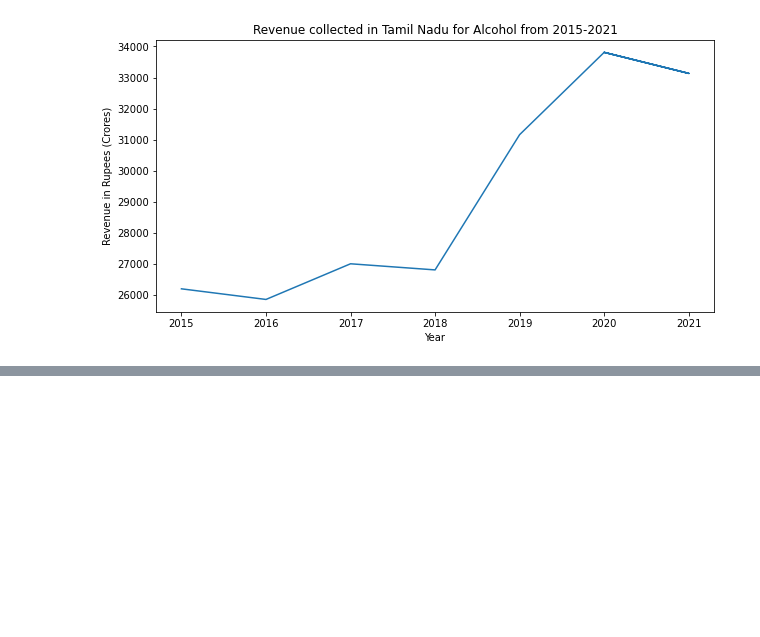
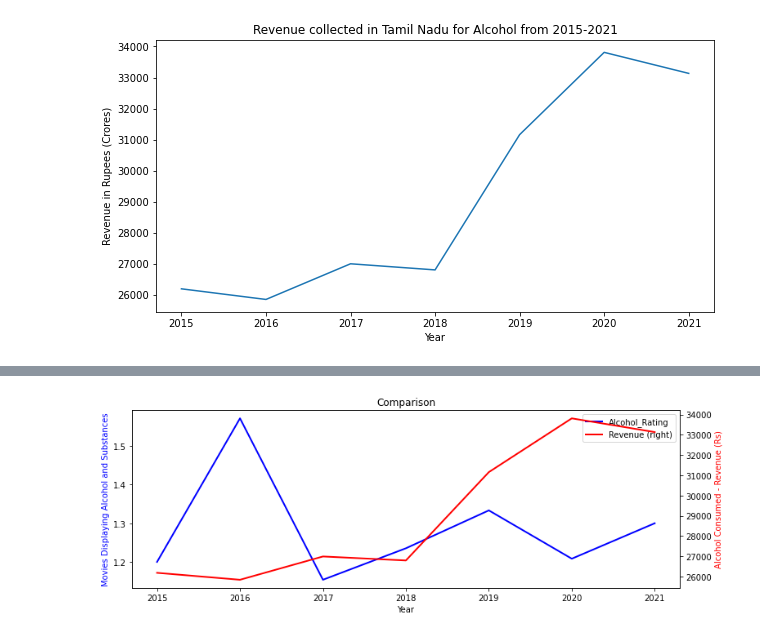
Before and after one commit to Roshni-Bala/Movies-Alcohol-Data-Analysis, a Jupyter notebook: Movies.ipynb, the cells around one changed output, grey strips where cells are left out. Saved outputs shown, nothing was run; the diff lists cells and outputs as text; code cells hidden in the pictures; blank space fills up the shorter version.

```diff
--- a/Movies.ipynb
+++ b/Movies.ipynb
@@ -472,0 +512,11 @@ plt.show()
+# %%
+rev_year = []
+rev_mon = []
+for x in g2['Fiscal Year']:
+    rev_year.append(x)
+for x in g2['Revenue in Crores']:
+    rev_mon.append(x)
+new_df_year['Year'] = rev_year
+new_df_year['Revenue'] = rev_mon
+print(new_df_year)
+g1['Alcohol_Rating']=alc_score
@@ -472,0 +533,16 @@ plt.show()
+# %%
+plt.rcParams["figure.figsize"] = (12,4)
+ax = new_df_year.plot(kind = 'line', x = 'Year',y = 'Alcohol_Rating', color = 'Blue',linewidth = 2)
+
+ax2 = new_df_year.plot(kind = 'line', x = 'Year',y = 'Revenue', secondary_y = True, color = 'Red',  linewidth = 2,ax = ax)
+
+
+plt.title("Comparison")
+ax.set_xlabel('Year')
+ax.set_ylabel('Movies Displaying Alcohol and Substances', color = "b")
+ax2.set_ylabel('Alcohol Consumed - Revenue (Rs)', color = 'r')
+
+
+plt.show()
+# %% [output]
+[figure, added]
```
Also changed, not shown: parts of 17 cells of this notebook.
